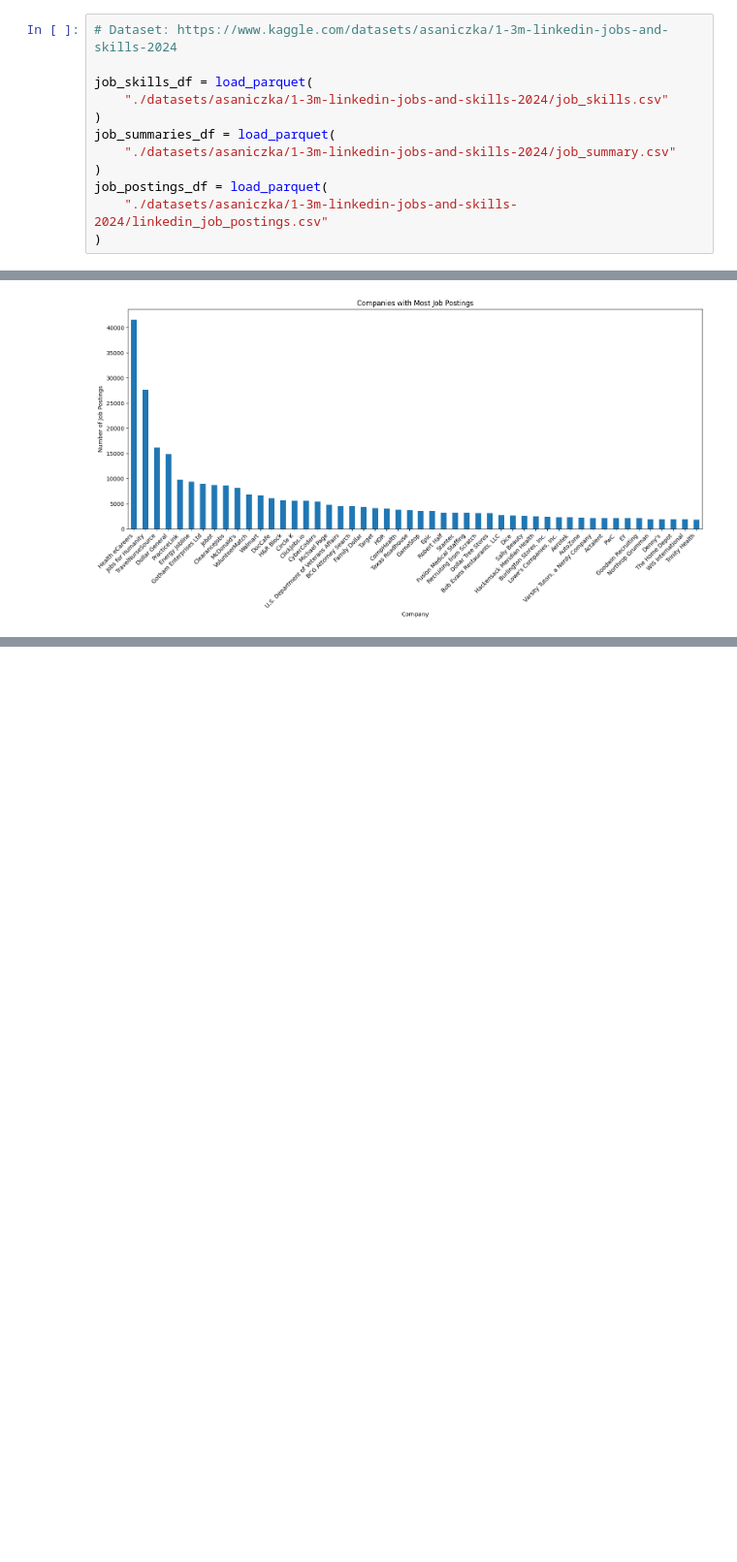
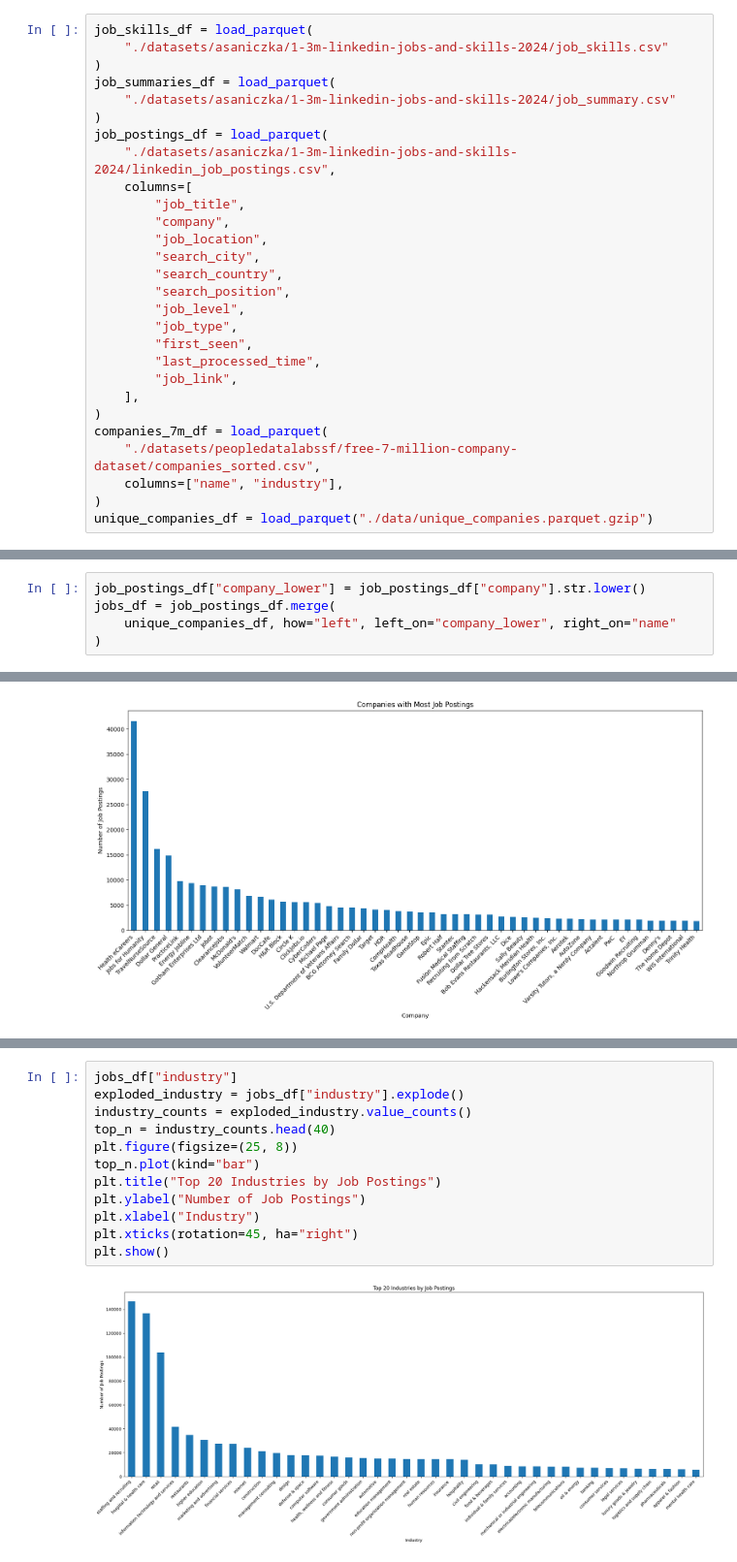
Before and after one commit to cliffpyles/linkedin-job-insights, a Jupyter notebook: LinkedIn.ipynb, the cells around one changed output, grey strips where cells are left out. Shown: that part at 97% size. Saved outputs shown, nothing was run; the diff lists cells and outputs as text; blank space fills up the shorter version.

```diff
--- a/LinkedIn.ipynb
+++ b/LinkedIn.ipynb
@@ -43,8 +44,6 @@ def load_parquet(file_path):
 # %% [markdown]
 ## Data
 # %%
-# Dataset: https://www.kaggle.com/datasets/asaniczka/1-3m-linkedin-jobs-and-skills-2024
-
 job_skills_df = load_parquet(
     "./datasets/asaniczka/1-3m-linkedin-jobs-and-skills-2024/job_skills.csv"
 )
@@ -52,5 +51,23 @@ job_summaries_df = load_parquet(
     "./datasets/asaniczka/1-3m-linkedin-jobs-and-skills-2024/job_summary.csv"
 )
 job_postings_df = load_parquet(
-    "./datasets/asaniczka/1-3m-linkedin-jobs-and-skills-2024/linkedin_job_postings.csv"
+    "./datasets/asaniczka/1-3m-linkedin-jobs-and-skills-2024/linkedin_job_postings.csv",
+    columns=[
+        "job_title",
+        "company",
+        "job_location",
+        "search_city",
+        "search_country",
+        "search_position",
+        "job_level",
+        "job_type",
+        "first_seen",
+        "last_processed_time",
+        "job_link",
+    ],
 )
+companies_7m_df = load_parquet(
+    "./datasets/peopledatalabssf/free-7-million-company-dataset/companies_sorted.csv",
+    columns=["name", "industry"],
+)
+unique_companies_df = load_parquet("./data/unique_companies.parquet.gzip")
@@ -73,3 +74,8 @@ jobs_df = job_postings_df[
+# %%
+job_postings_df["company_lower"] = job_postings_df["company"].str.lower()
+jobs_df = job_postings_df.merge(
+    unique_companies_df, how="left", left_on="company_lower", right_on="name"
+)
 # %%
 skills_df = job_skills_df[["job_link"]]
 skills_df["job_skills"] = job_skills_df["job_skills"].str.split(", ")
@@ -110 +103,15 @@ plt.show()
+# %%
+jobs_df["industry"]
+exploded_industry = jobs_df["industry"].explode()
+industry_counts = exploded_industry.value_counts()
+top_n = industry_counts.head(40)
+plt.figure(figsize=(25, 8))
+top_n.plot(kind="bar")
+plt.title("Top 20 Industries by Job Postings")
+plt.ylabel("Number of Job Postings")
+plt.xlabel("Industry")
+plt.xticks(rotation=45, ha="right")
+plt.show()
+# %% [output]
+[figure, added]
 # %% [markdown]
```
Also changed, not shown: parts of 8 cells of this notebook, 2 other files.
